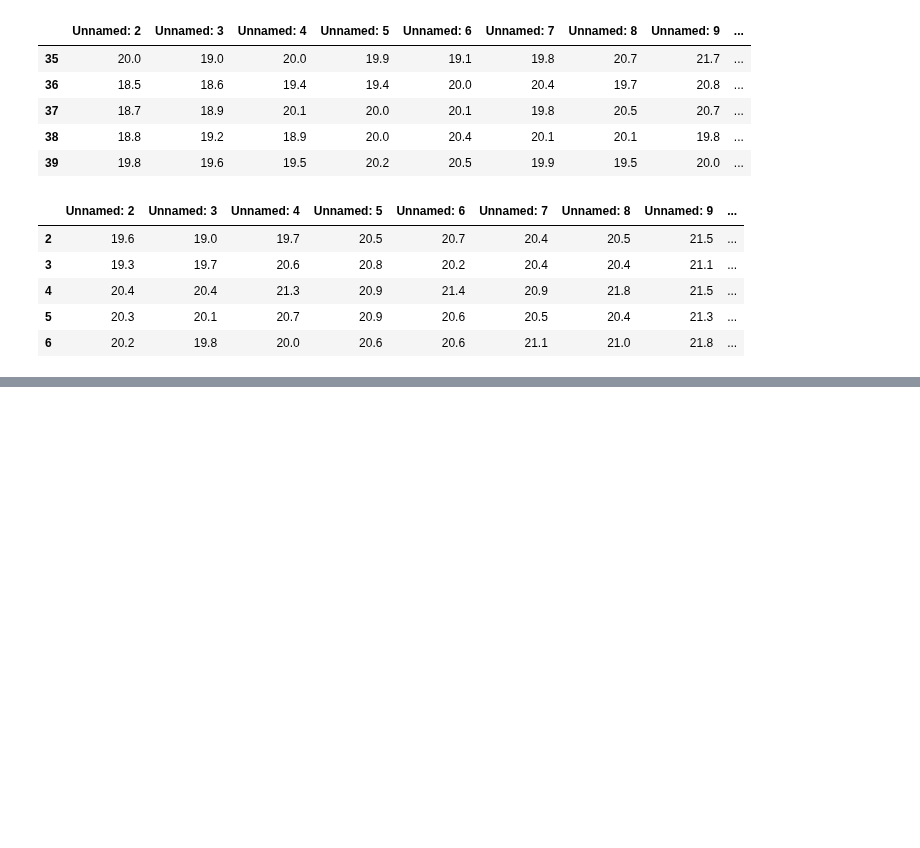
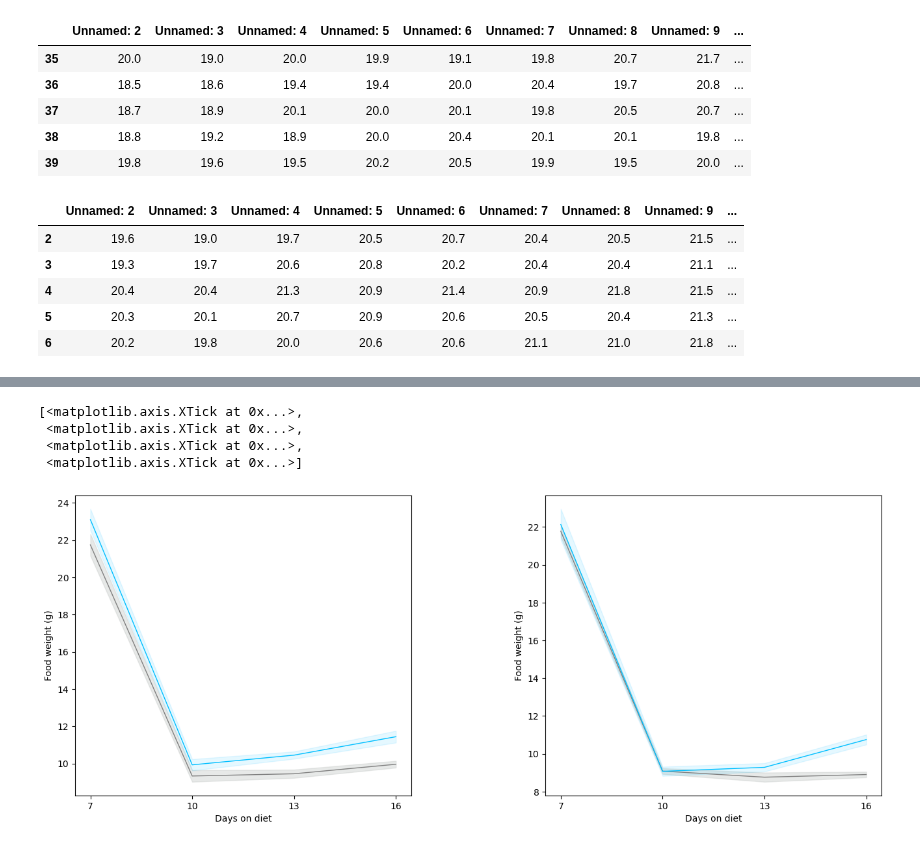
Before and after one commit to Htbibalan/FEDPROFERENCE, a Jupyter notebook: notebooks/FEDXD_READ_DATA.ipynb, the cells around one changed output, grey strips where cells are left out. Saved outputs shown, nothing was run; the diff lists cells and outputs as text; code cells hidden in the pictures; blank space fills up the shorter version.

Commit message:
plot_foodintake

```diff
--- a/notebooks/FEDXD_READ_DATA.ipynb
+++ b/notebooks/FEDXD_READ_DATA.ipynb
@@ -330,3 +339,5 @@ exp_F_B1
 | 4 | 20.4 | 20.4 | 21.3 | 20.9 | 21.4 | 20.9 | 21.8 | 21.5 | ... |
 | 5 | 20.3 | 20.1 | 20.7 | 20.9 | 20.6 | 20.5 | 20.4 | 21.3 | ... |
 | 6 | 20.2 | 19.8 | 20.0 | 20.6 | 20.6 | 21.1 | 21.0 | 21.8 | ... |
+# %%
+FOOD_DF=pd.read_excel(r"C:\Users\hta031\Github\FEDPROFERENCE\results\FEDXD_CHOICE_RESULTS_OVERALL.xlsx", sheet_name="FOOD_INTAKE")
@@ -332,0 +364,6 @@ exp_F_B1
+# %%
+### separates the data of each gruop from the df FOOD_DF.
+ctl_M=FOOD_DF.iloc[37:47, 4:8]
+exp_M=FOOD_DF.iloc[12:22, 4:8]
+ctl_F=FOOD_DF.iloc[27:37, 4:8]
+exp_F=FOOD_DF.iloc[2:12, 4:8]
@@ -332,0 +398,28 @@ exp_F_B1
+# %%
+f, [ax1,ax2] = plt.subplots(figsize=(16,6), ncols=2,
+                            sharey=False,
+                            gridspec_kw={"width_ratios":[0.7,0.7],
+                                        "right":0.9,
+                                        "wspace":0.4,
+                                        })
+tp.shadedError(ax1,ctl_F,linecolor=ctl_color)
+tp.shadedError(ax1,exp_F,linecolor=exp_color, errorcolor= exp_color, alpha= 0.1, linewidth=1)
+tp.shadedError(ax2,ctl_M,linecolor=ctl_color)
+tp.shadedError(ax2,exp_M,linecolor=exp_color, errorcolor= exp_color, alpha= 0.1, linewidth=1)
+
+
+#adds labels
+ax1.set_ylabel("Food weight (g)")
+ax1.set_xlabel("Days on diet")
+ax2.set_ylabel("Food weight (g)")
+ax2.set_xlabel("Days on diet")
+
+
+ax1.set_xticks([0,1,2,3],labels=["7","10","13","16"])
+ax2.set_xticks([0,1,2,3],labels=["7","10","13","16"])
+# %% [output]
+[<matplotlib.axis.XTick at 0x...>,
+ <matplotlib.axis.XTick at 0x...>,
+ <matplotlib.axis.XTick at 0x...>,
+ <matplotlib.axis.XTick at 0x...>]
+[figure, added]
```
Also changed, not shown: parts of 6 cells of this notebook, 1 other file.
